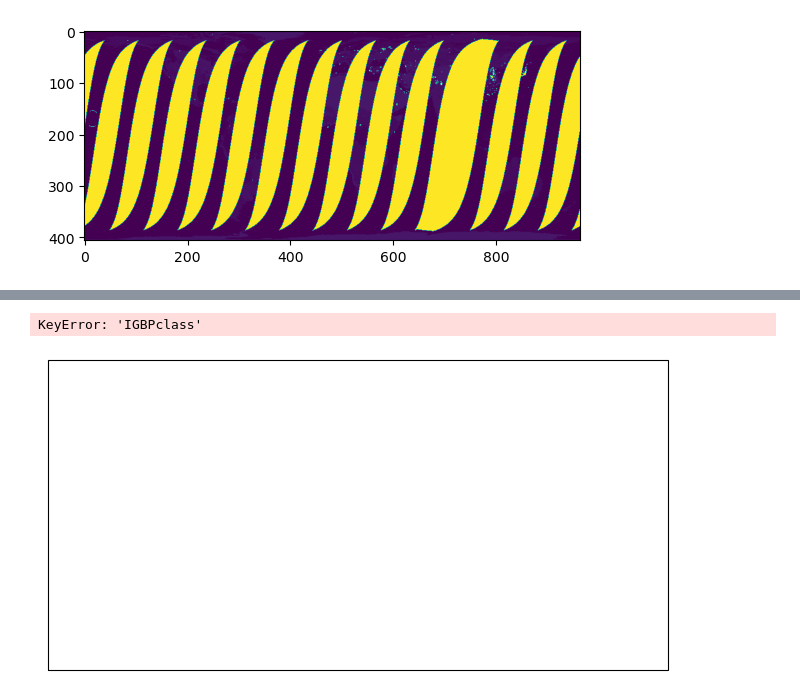
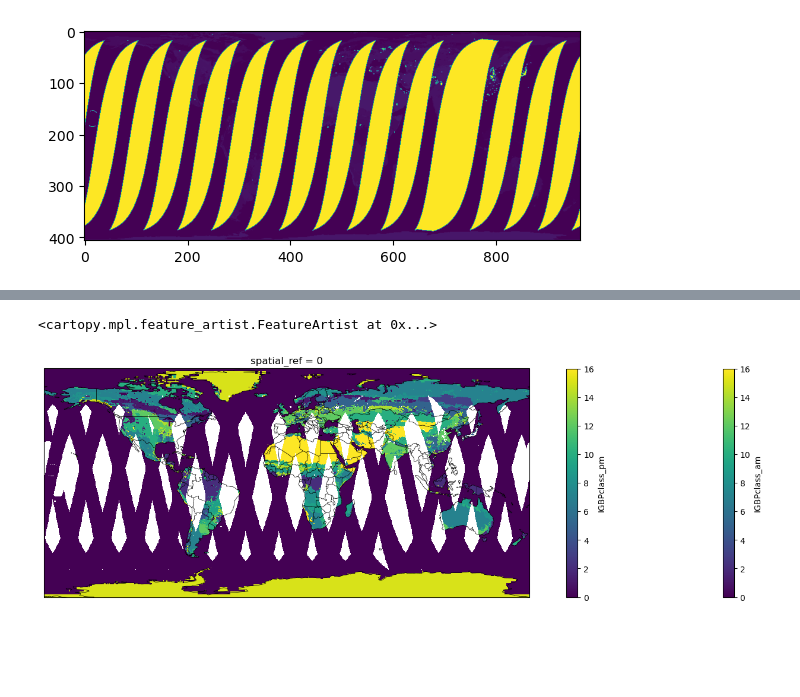
Before and after one commit to RY4GIT/SMSigxSMAP, a Jupyter notebook: 0_code/read_ancillary_landcover_data.ipynb, the cells around one changed output, grey strips where cells are left out. Drawn from its saved outputs; the diff is of its cells as text; code cells hidden in the pictures; blank space fills up the shorter version.

```diff
--- a/0_code/read_ancillary_landcover_data.ipynb
+++ b/0_code/read_ancillary_landcover_data.ipynb
@@ -134,0 +135,3 @@ lon[lon==-9999] =np.nan
+# %%
+lon_complete = np.nanmax(lon, axis=0)
+lon_complete
@@ -139,11 +160,13 @@ xds_IGBPclass = xr.Dataset(
         "IGBPclass_pm": (["y", "x"], IGBPclass_pm)
         },
         coords={
-            'y': lat[:,0],
-            'x': lon[0,:],
+            'y': lat_complete,
+            'x': lon_complete,
         }
     )
 xds_IGBPclass = xds_IGBPclass.set_coords(["x", "y"])
 xds_IGBPclass.rio.write_crs('epsg:4326', inplace=True)
-xds_IGBPclass.IGBPclass_am.values
+xds_IGBPclass['IGBPclass_am'] = xds_IGBPclass['IGBPclass_am'].where(xds_IGBPclass['IGBPclass_am'] != 254, np.nan)
+xds_IGBPclass['IGBPclass_pm'] = xds_IGBPclass['IGBPclass_pm'].where(xds_IGBPclass['IGBPclass_pm'] != 254, np.nan)
+xds_IGBPclass.IGBPclass_am.plot()
 # %% [output]
@@ -157,14 +174,0 @@ array([[ 0.,  0.,  0., ...,  0.,  0.,  0.],
-# %%
-xds_IGBPclass = xr.Dataset(
-        {
-        "IGBPclass_am": (["y", "x"], IGBPclass_am),
-        "IGBPclass_pm": (["y", "x"], IGBPclass_pm)
-        },
-        coords={
-            'lat': (["y", "x"], np.squeeze(lat)),
-            'lon': (["y", "x"], np.squeeze(lon)),
-        }
-    )
-xds_IGBPclass = xds_IGBPclass.set_coords(["lat", "lon"])
-xds_IGBPclass.rio.write_crs('epsg:4326', inplace=True)
-xds_IGBPclass
@@ -182,6 +174,0 @@ Data variables:
-# %%
-xds_IGBPclass['IGBPclass_am'] = xds_IGBPclass['IGBPclass_am'].where(xds_IGBPclass['IGBPclass_am'] != 254, np.nan)
-xds_IGBPclass['IGBPclass_pm'] = xds_IGBPclass['IGBPclass_pm'].where(xds_IGBPclass['IGBPclass_pm'] != 254, np.nan)
-xds_IGBPclass = xds_IGBPclass.sel(y=slice(None, None, -1))
-xds_IGBPclass.IGBPclass_am.plot()
-# xds_IGBPclass.IGBPclass_pm.plot()
@@ -205,11 +177,12 @@ import cartopy.crs as ccrs
 import matplotlib.pyplot as plt
 import cartopy.feature as cfeature
 # %%
-fig, ax = plt.subplots(subplot_kw={'projection': ccrs.PlateCarree()}, figsize=(8,5))
-xds_IGBPclass['IGBPclass'].plot(x="lon", y="lat", ax=ax, transform=ccrs.PlateCarree())
+fig, ax = plt.subplots(subplot_kw={'projection': ccrs.PlateCarree()}, figsize=(20,5))
+xds_IGBPclass['IGBPclass_am'].plot(ax=ax, transform=ccrs.PlateCarree())
+xds_IGBPclass['IGBPclass_pm'].plot(ax=ax, transform=ccrs.PlateCarree())
 # Add continent outlines
 ax.add_feature(cfeature.COASTLINE, linewidth=0.5, edgecolor='black')
 ax.add_feature(cfeature.BORDERS, linewidth=0.5, edgecolor='black')
 # %% [output]
-KeyError: 'IGBPclass'
+<cartopy.mpl.feature_artist.FeatureArtist at 0x...>
-[figure, old version]
+[figure, new version]
```
Also changed, not shown: parts of 14 cells of this notebook, 1 other file.
